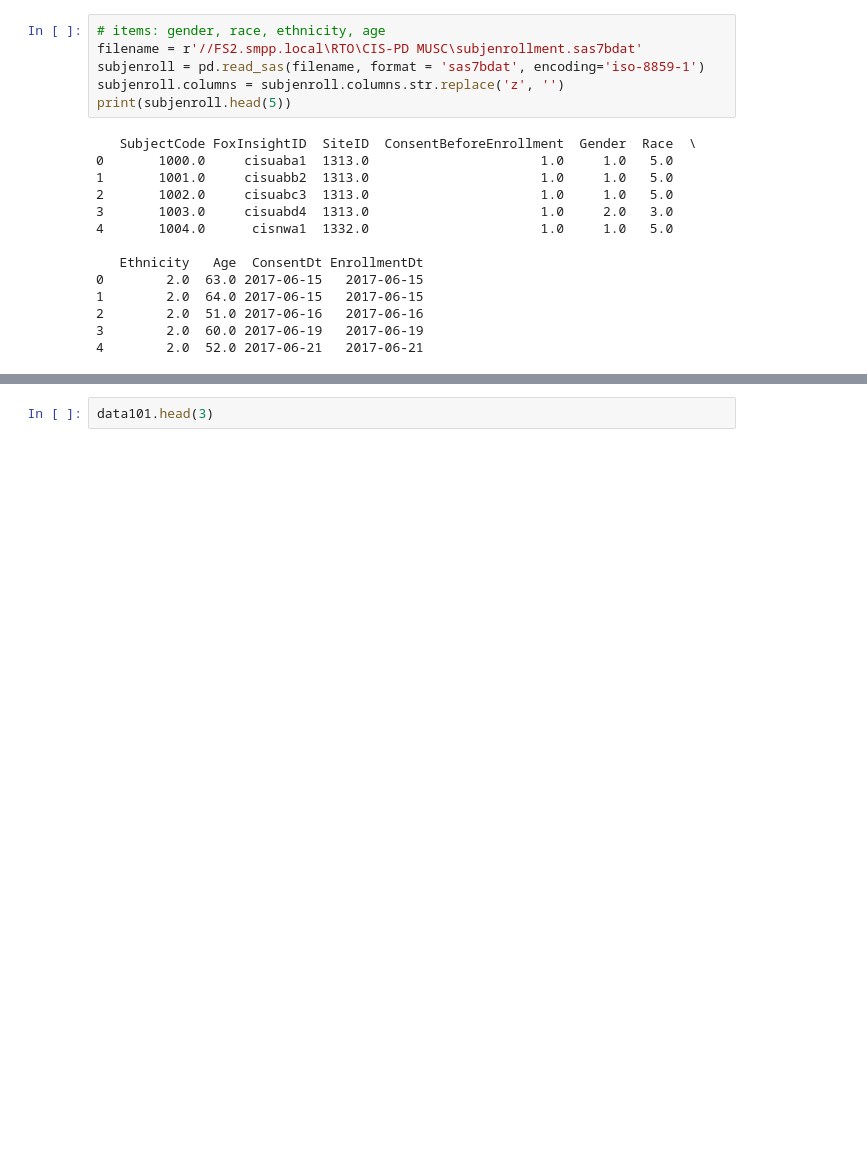
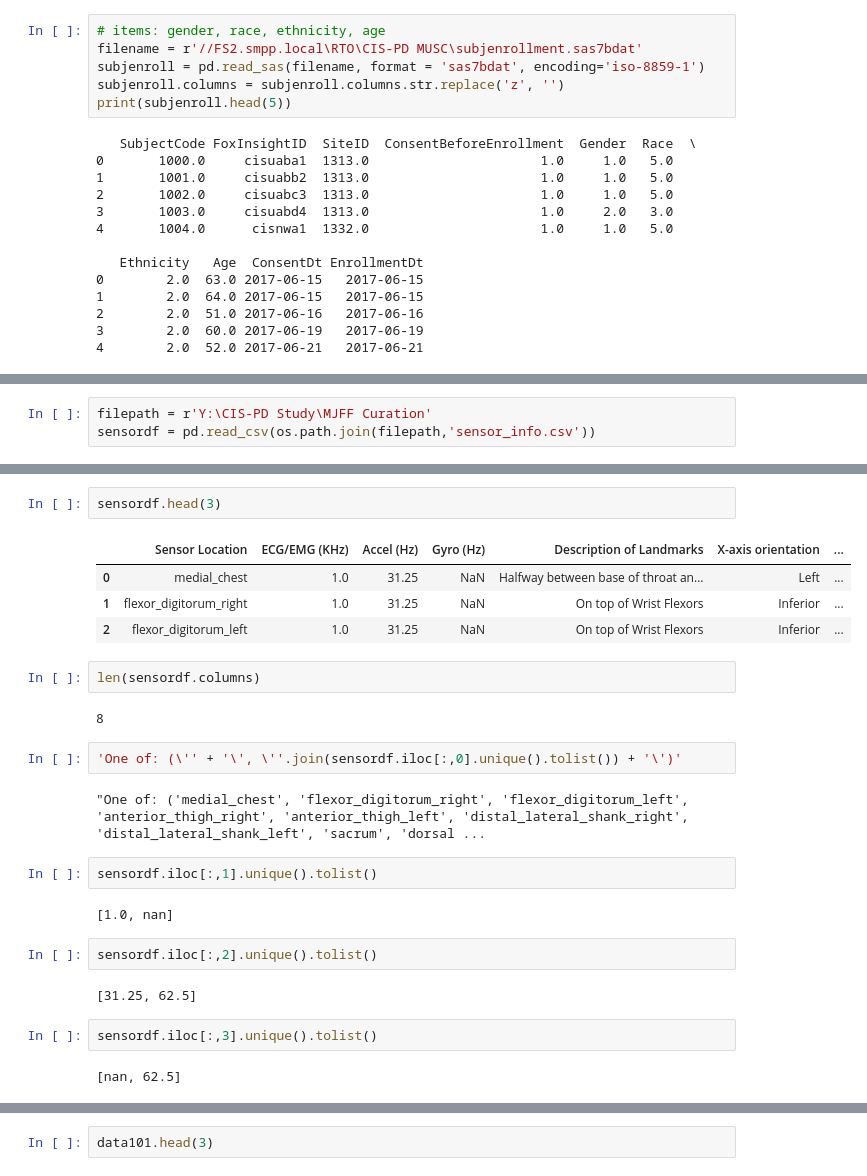
Before and after one commit to kamshee/CIS-PD_Curation, a Jupyter notebook: createtable.ipynb, the cells around one changed output, grey strips where cells are left out. Cells and saved outputs as stored; diff of their text form; blank space fills up the shorter version.

```diff
--- a/createtable.ipynb
+++ b/createtable.ipynb
@@ -569,0 +452,3 @@ print(subjenroll.head(5))
+# %%
+filepath = r'Y:\CIS-PD Study\MJFF Curation'
+sensordf = pd.read_csv(os.path.join(filepath,'sensor_info.csv'))
@@ -569,0 +466,27 @@ print(subjenroll.head(5))
+# %%
+sensordf.head(3)
+# %% [output]
+|  | Sensor Location | ECG/EMG (KHz) | Accel (Hz) | Gyro (Hz) | Description of Landmarks | X-axis orientation | ... |
+| 0 | medial_chest | 1.0 | 31.25 | NaN | Halfway between base of throat an... | Left | ... |
+| 1 | flexor_digitorum_right | 1.0 | 31.25 | NaN | On top of Wrist Flexors | Inferior | ... |
+| 2 | flexor_digitorum_left | 1.0 | 31.25 | NaN | On top of Wrist Flexors | Inferior | ... |
+# %%
+len(sensordf.columns)
+# %% [output]
+8
+# %%
+'One of: (\'' + '\', \''.join(sensordf.iloc[:,0].unique().tolist()) + '\')'
+# %% [output]
+"One of: ('medial_chest', 'flexor_digitorum_right', 'flexor_digitorum_left', 'anterior_thigh_right', 'anterior_thigh_left', 'distal_lateral_shank_right', 'distal_lateral_shank_left', 'sacrum', 'dorsal ...
+# %%
+sensordf.iloc[:,1].unique().tolist()
+# %% [output]
+[1.0, nan]
+# %%
+sensordf.iloc[:,2].unique().tolist()
+# %% [output]
+[31.25, 62.5]
+# %%
+sensordf.iloc[:,3].unique().tolist()
+# %% [output]
+[nan, 62.5]
```
Also changed, not shown: parts of 45 cells of this notebook.
